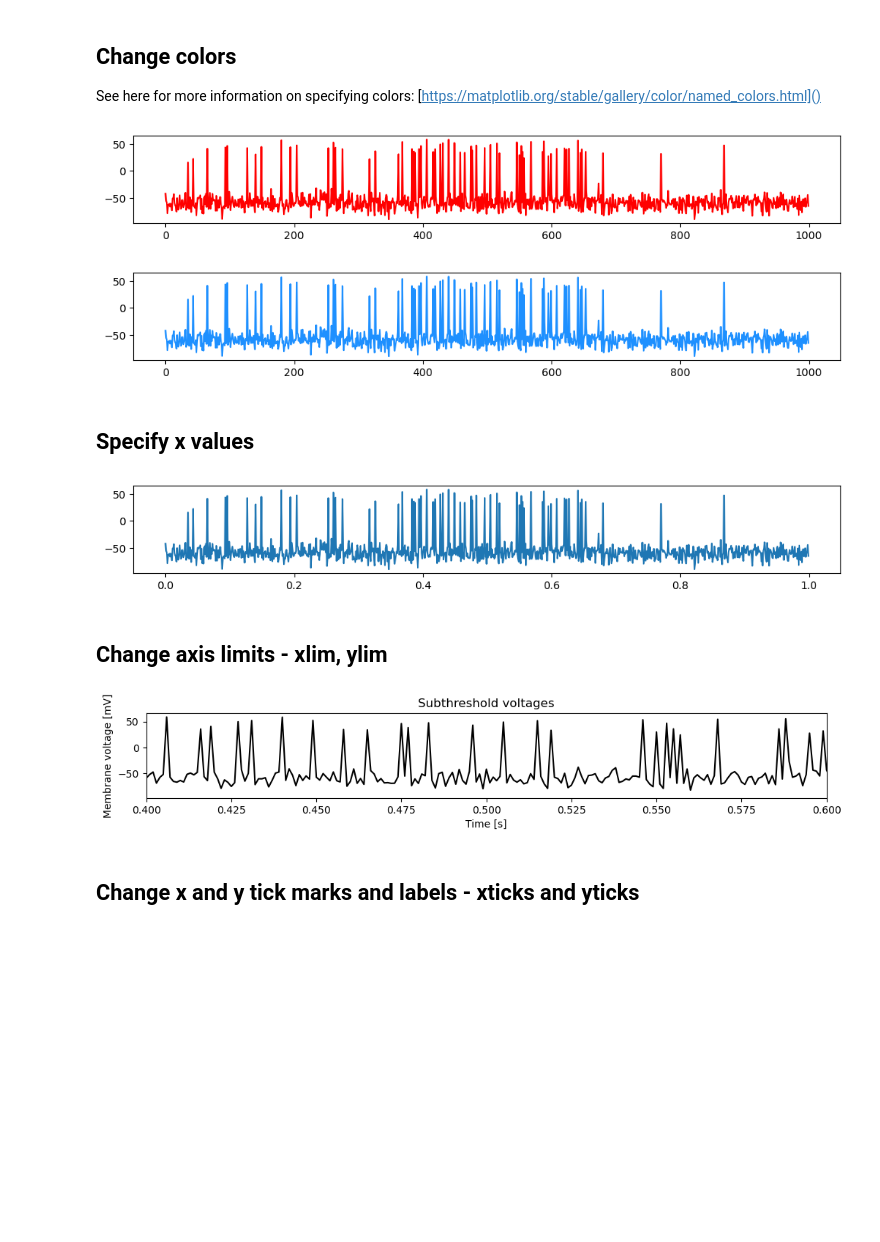
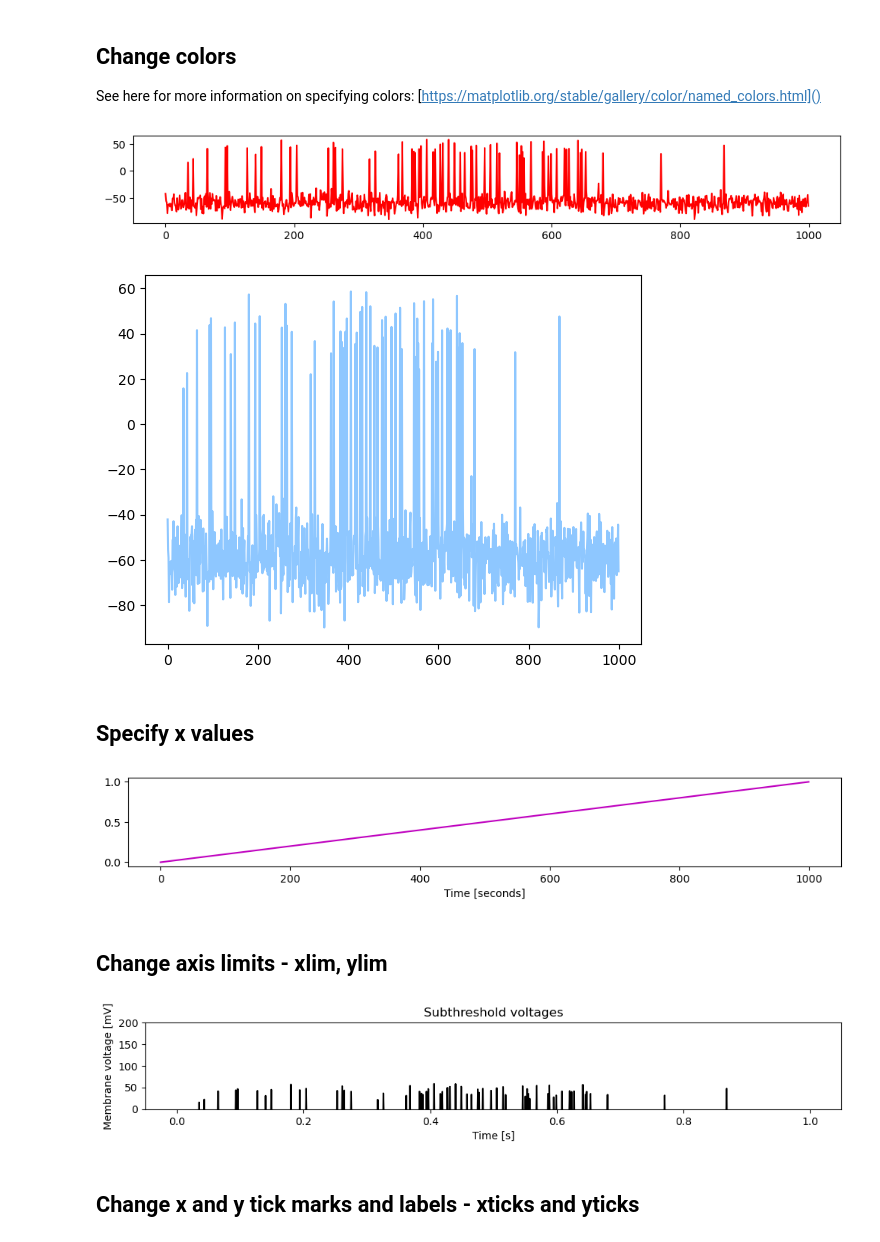
Before and after one commit to janclemenslab/neu715, a Jupyter notebook: docs/_sources/lectures/lecture 2/2.02_matplotlib.ipynb, the cells around one changed output. Drawn from its saved outputs; the diff is of its cells as text; code cells hidden in the pictures; blank space fills up the shorter version.

```diff
--- a/docs/_sources/lectures/lecture 2/2.02_matplotlib.ipynb
+++ b/docs/_sources/lectures/lecture 2/2.02_matplotlib.ipynb
@@ -57,22 +57,21 @@ See here for more information on specifying colors: [https://matplotlib.org/stab
 # %%
 plt.figure(figsize=(12, 1.5))  # create a figure with a 1:10 aspect ratio
 plt.plot(voltage_trace, c='r')  # change the color by providing single letter, one of rgbcymwk
 plt.show()
-
-plt.figure(figsize=(12, 1.5))  # create a figure with a 1:10 aspect ratio
-plt.plot(voltage_trace, c='dodgerblue')  # by color name (see link above)
+plt.plot(voltage_trace, c='dodgerblue', alpha=0.5)  # by color name (see link above)
 plt.show()
 # %% [output]
 [figure]
-[figure, old version]
+[figure, new version]
 # %% [markdown]
 ## Specify x values
 # %%
 plt.figure(figsize=(12, 1.5))
-plt.plot(times_seconds, voltage_trace)  # use seconds as x-values, if omitted, will use indices as x-axes
+plt.plot(times_seconds, c='m')  # use seconds as x-values, if omitted, will use indices as x-axes
+plt.xlabel('Time [seconds]')
 plt.show()
 # %% [output]
-[figure, old version]
+[figure, new version]
 # %% [markdown]
 ## Change axis limits - xlim, ylim
 # %%
@@ -81,11 +80,10 @@ plt.plot(times_seconds, voltage_trace, 'k')
 plt.ylabel('Membrane voltage [mV]')
 plt.xlabel('Time [s]')
 plt.title('Subthreshold voltages')
-# plt.ylim(-80, -20)  # set limits of y axis
-plt.xlim(0.4, 0.6)  # set only lower limit of x axis
+plt.ylim(0, 200)
 plt.show()
 # %% [output]
-[figure, old version]
+[figure, new version]
 # %% [markdown]
 ## Change x and y tick marks and labels - xticks and yticks
 # %%
```
Also changed, not shown: parts of 4 cells of this notebook, 29 other files.
